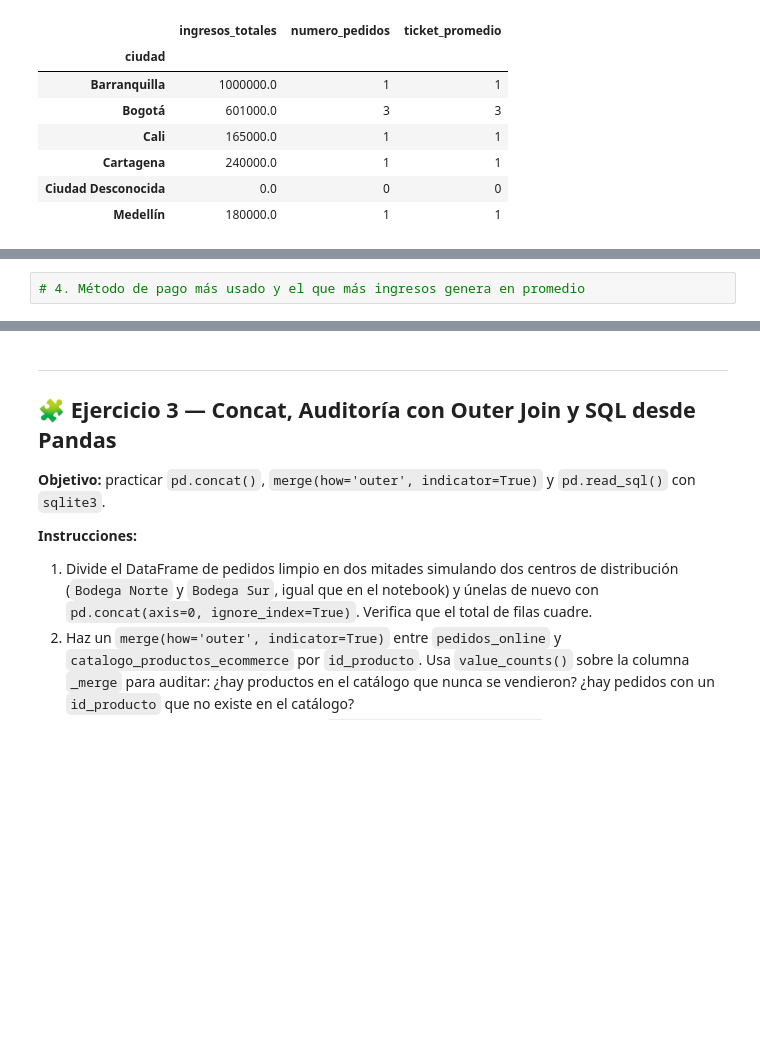
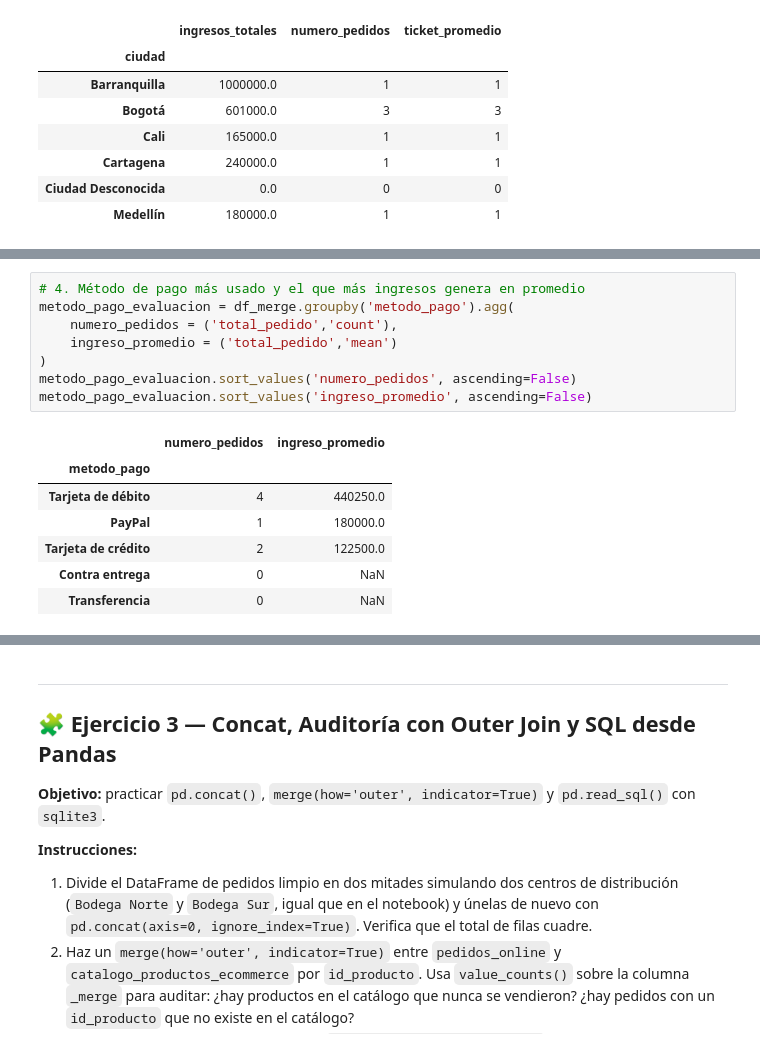
Before and after one commit to AmbarRocio-0127/Data_ScienceIA_Practicas, a Jupyter notebook: 4_Practica_IngenieriaDatos/Ejercicios_Practicos_Pandas.ipynb, the cells around one changed output, grey strips where cells are left out. Drawn from its saved outputs; the diff is of its cells as text; blank space fills up the shorter version.

```diff
--- a/4_Practica_IngenieriaDatos/Ejercicios_Practicos_Pandas.ipynb
+++ b/4_Practica_IngenieriaDatos/Ejercicios_Practicos_Pandas.ipynb
@@ -295,4 +319,18 @@ df_merge.groupby('ciudad').agg(
 # %%
 # 4. Método de pago más usado y el que más ingresos genera en promedio
+metodo_pago_evaluacion = df_merge.groupby('metodo_pago').agg(
+    numero_pedidos = ('total_pedido','count'),
+    ingreso_promedio = ('total_pedido','mean')
+)
+metodo_pago_evaluacion.sort_values('numero_pedidos', ascending=False)
+metodo_pago_evaluacion.sort_values('ingreso_promedio', ascending=False)
+# %% [output]
+|  | numero_pedidos | ingreso_promedio |
+| metodo_pago |  |  |
+| Tarjeta de débito | 4 | 440250.0 |
+| PayPal | 1 | 180000.0 |
+| Tarjeta de crédito | 2 | 122500.0 |
+| Contra entrega | 0 | NaN |
+| Transferencia | 0 | NaN |
 # %%
 # 4. Día de la semana con más pedidos
```
Also changed, not shown: parts of 4 cells of this notebook.
